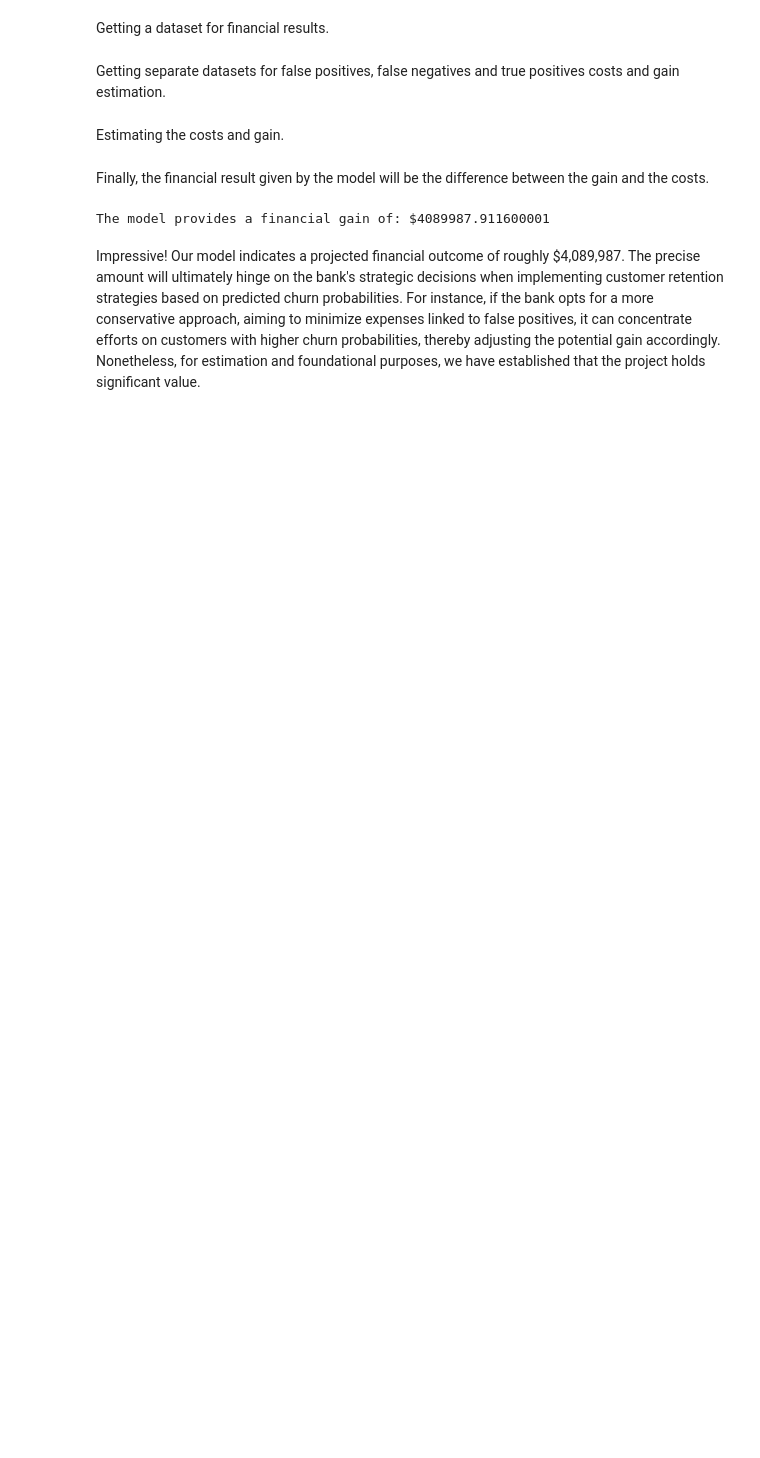
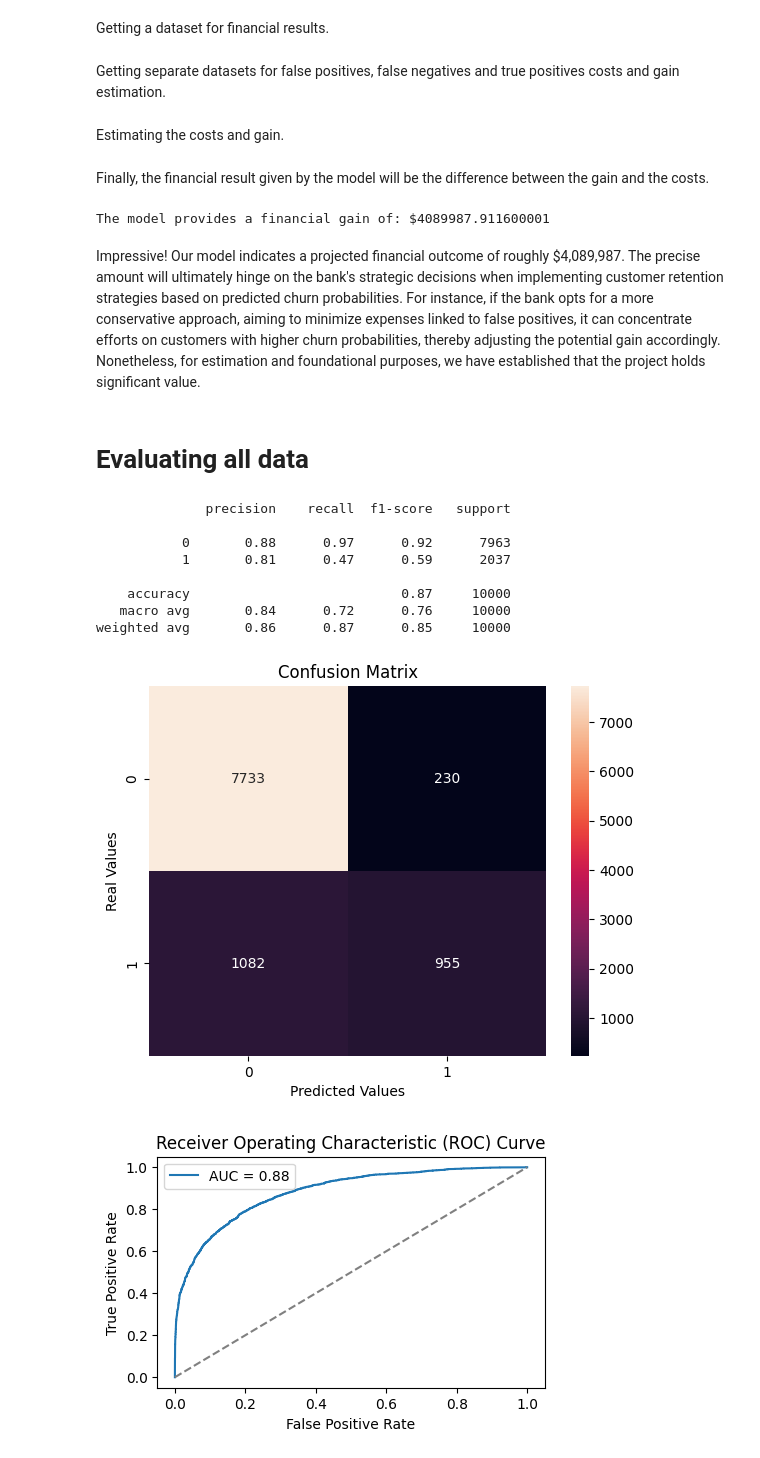
Before and after one commit to ArthurCLM/Churn_prediction, a Jupyter notebook: Notebooks/Modelling_Churn.ipynb, the cells around one changed output. Drawn from its saved outputs; the diff is of its cells as text; code cells hidden in the pictures; blank space fills up the shorter version.

```diff
--- a/Notebooks/Modelling_Churn.ipynb
+++ b/Notebooks/Modelling_Churn.ipynb
@@ -558,3 +558,25 @@ print(f'The model provides a financial gain of: ${financial_gain}')
 The model provides a financial gain of: $4089987.911600001
 # %% [markdown]
 Impressive! Our model indicates a projected financial outcome of roughly $4,089,987. The precise amount will ultimately hinge on the bank's strategic decisions when implementing customer retention strategies based on predicted churn probabilities. For instance, if the bank opts for a more conservative approach, aiming to minimize expenses linked to false positives, it can concentrate efforts on customers with higher churn probabilities, thereby adjusting the potential gain accordingly. Nonetheless, for estimation and foundational purposes, we have established that the project holds significant value.
+# %% [markdown]
+# Evaluating all data
+# %%
+X_all_data = pd.concat([X_train_prepared, X_test_prepared], axis=0)
+y_all_data = pd.concat([y_train, y_test], axis=0)
+# %%
+final_predictions = final_model_par.predict(X_all_data)
+# %%
+probas = final_model_par.predict_proba(X_all_data)[:, 1]
+# %%
+evaluate_classifier(y_all_data, final_predictions, probas)
+# %% [output]
+              precision    recall  f1-score   support
+
+           0       0.88      0.97      0.92      7963
+           1       0.81      0.47      0.59      2037
+
+    accuracy                           0.87     10000
+   macro avg       0.84      0.72      0.76     10000
+weighted avg       0.86      0.87      0.85     10000
+[figure, added]
+[figure, added]
```
